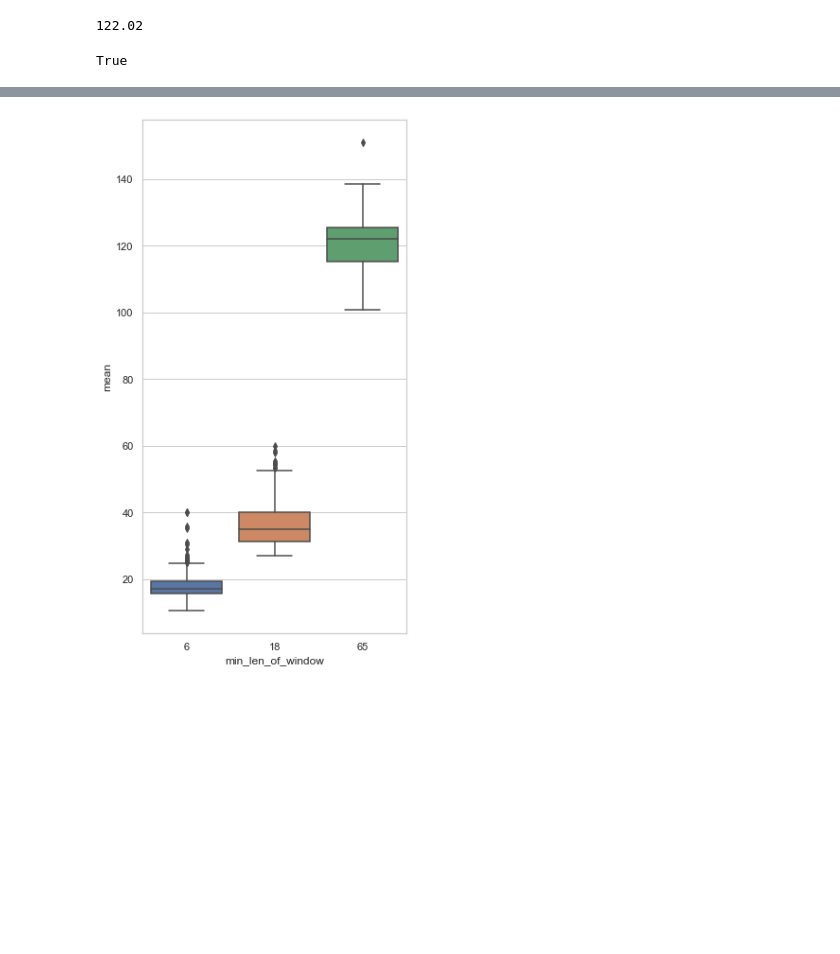
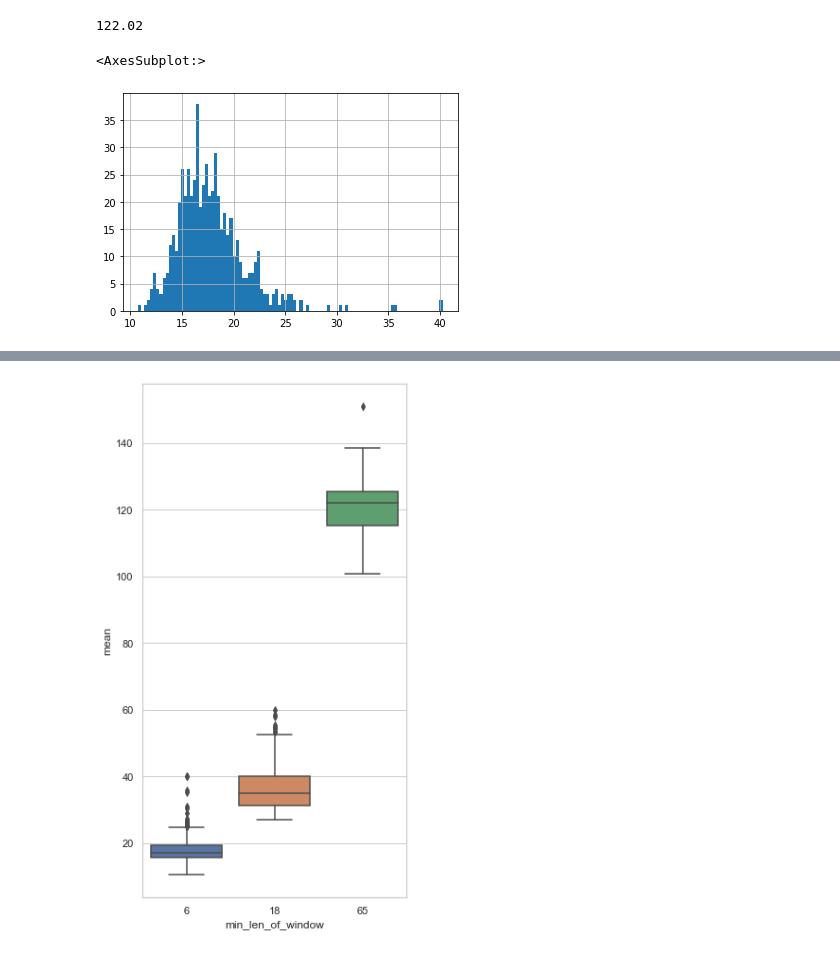
Before and after one commit to QsbpGroup/quant-stat-baby-project, a Jupyter notebook: 1.ipynb, the cells around one changed output, grey strips where cells are left out. Drawn from its saved outputs; the diff is of its cells as text; code cells hidden in the pictures; blank space fills up the shorter version.

```diff
--- a/1.ipynb
+++ b/1.ipynb
@@ -78,10 +78,8 @@ dfl.dropna(inplace=True)
 print(round(dfl['mean'].dot(dfl['n'])/dfl['n'].sum(), 2))
 # %% [output]
 122.02
-# %%
-dfl = pd.read_csv('/Users/kai/Desktop/qs/data_csv_distinct_0606/_horizontal_area_pics/results_long.csv')
-a = dfl.iloc[1:2,:]['3']
-b = a.values[0]
-pd.isna(b)
-# %% [output]
-True
+# %%
+df[df['min_len_of_window']==6]['mean'].hist(bins=100)
+# %% [output]
+<AxesSubplot:>
+[figure, added]
```
Also changed, not shown: parts of 1 cell of this notebook.
